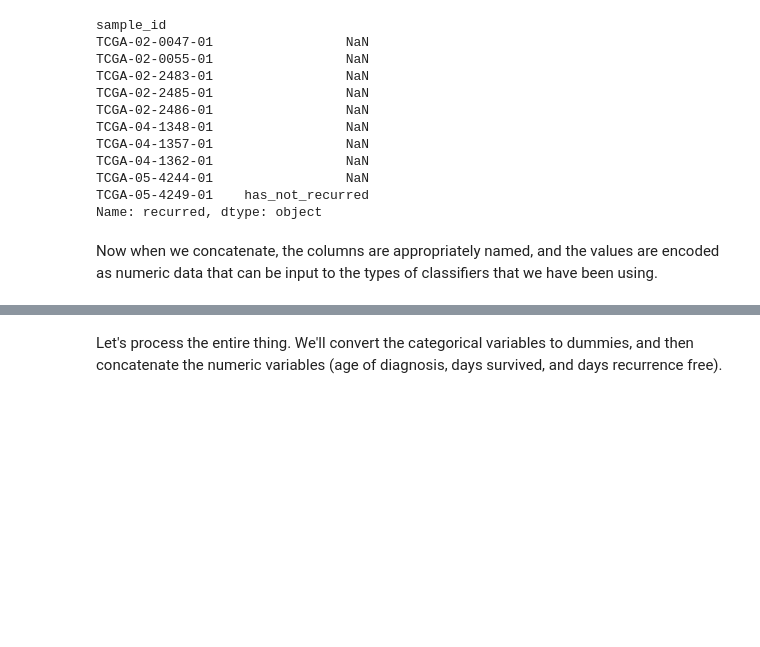
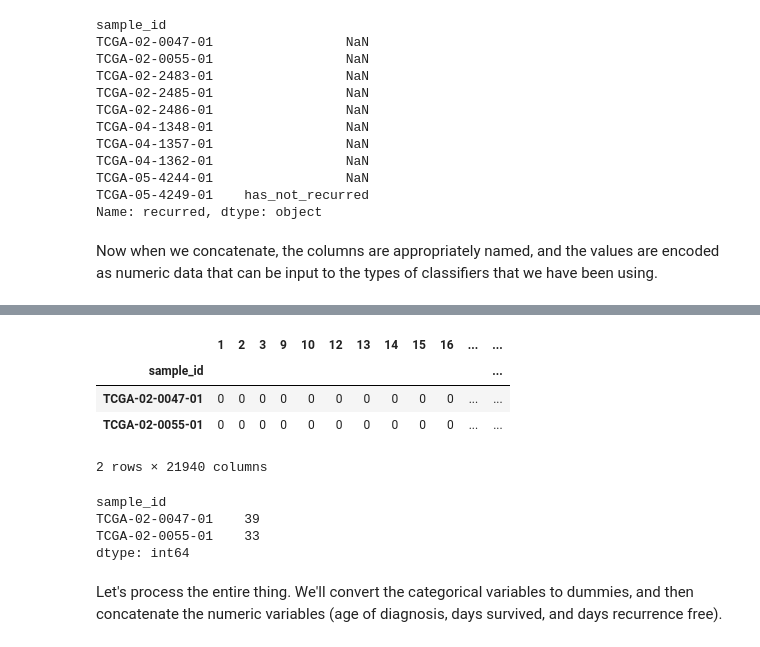
Before and after one commit to stephenshank/machine-learning, a Jupyter notebook: 4.Covariates.ipynb, the cells around one changed output, grey strips where cells are left out. Drawn from its saved outputs; the diff is of its cells as text; code cells hidden in the pictures; blank space fills up the shorter version.

```diff
--- a/4.Covariates.ipynb
+++ b/4.Covariates.ipynb
@@ -153,2 +150,18 @@ pd.concat([pd.get_dummies(mortality), pd.get_dummies(recurred)], axis=1).head(10
+# %%
+mutation_df.head(2)
+# %% [output]
+|  | 1 | 2 | 3 | 9 | 10 | 12 | 13 | 14 | 15 | 16 | ... | ... |
+| sample_id |  |  |  |  |  |  |  |  |  |  |  | ... |
+| TCGA-02-0047-01 | 0 | 0 | 0 | 0 | 0 | 0 | 0 | 0 | 0 | 0 | ... | ... |
+| TCGA-02-0055-01 | 0 | 0 | 0 | 0 | 0 | 0 | 0 | 0 | 0 | 0 | ... | ... |
+2 rows × 21940 columns
+# %%
+number_of_mutations = mutation_df.sum(axis='columns')
+number_of_mutations.head(2)
+# %% [output]
+sample_id
+TCGA-02-0047-01    39
+TCGA-02-0055-01    33
+dtype: int64
 # %% [markdown]
 Let's process the entire thing. We'll convert the categorical variables to dummies, and then concatenate the numeric variables (age of diagnosis, days survived, and days recurrence free).
```
Also changed, not shown: parts of 30 cells of this notebook.
